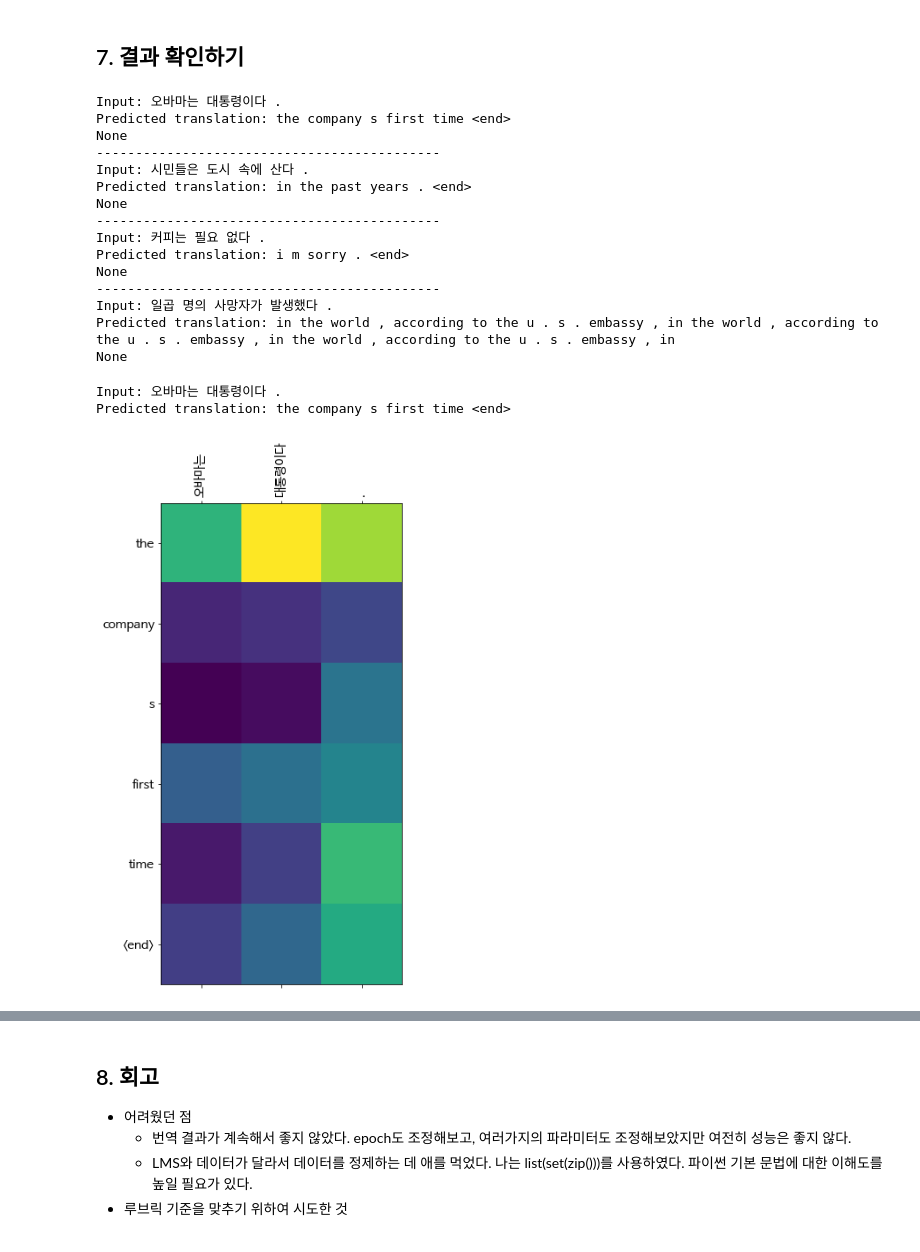
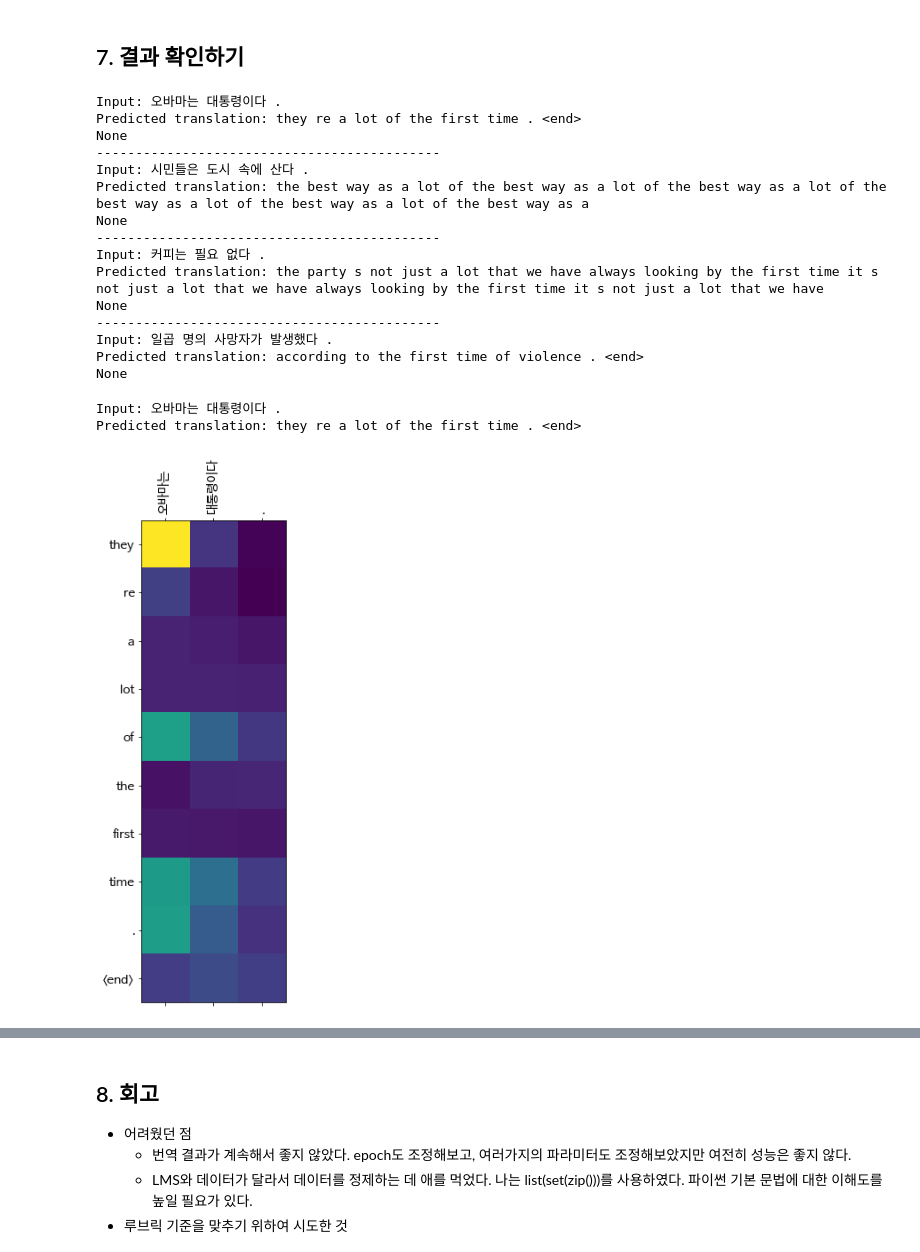
Before and after one commit to jx-dohwan/Aiffel_NLP_Project, a Jupyter notebook: [NLP_08]Create_a_Korean_English_translator.ipynb, the cells around one changed output, grey strips where cells are left out. Saved outputs shown, nothing was run; the diff lists cells and outputs as text; code cells hidden in the pictures.

```diff
--- a/[NLP_08]Create_a_Korean_English_translator.ipynb
+++ b/[NLP_08]Create_a_Korean_English_translator.ipynb
@@ -469,45 +469,50 @@ def plot_attention(attention, sentence, predicted_sentence):
     plt.show()
 
 
-def translate(sentence, encoder, decoder, plot_attention=False):
+def translate(sentence, encoder, decoder):
     result, sentence, attention = evaluate(sentence, encoder, decoder)
 
     print('Input: %s' % (sentence))
     print('Predicted translation: {}'.format(result))
 
-    if plot_attention:
-        attention = attention[:len(result.split()), :len(sentence.split())]
-        plot_attention(attention, sentence.split(), result.split(' '))
+    attention = attention[:len(result.split()), :len(sentence.split())]
+    plot_attention(attention, sentence.split(), result.split(' '))
+
+def translate_character(sentence, encoder, decoder):
+    result, sentence, attention = evaluate(sentence, encoder, decoder)
+
+    print('Input: %s' % (sentence))
+    print('Predicted translation: {}'.format(result))
 # %% [markdown]
 ## 7. 결과 확인하기
 # %%
-print(translate("오바마는 대통령이다.", encoder, decoder))
+print(translate_character("오바마는 대통령이다.", encoder, decoder))
 print('--------------------------------------------')
-print(translate("시민들은 도시 속에 산다.", encoder, decoder))
+print(translate_character("시민들은 도시 속에 산다.", encoder, decoder))
 print('--------------------------------------------')
-print(translate("커피는 필요 없다.", encoder, decoder))
+print(translate_character("커피는 필요 없다.", encoder, decoder))
 print('--------------------------------------------')
-print(translate("일곱 명의 사망자가 발생했다.", encoder, decoder))
+print(translate_character("일곱 명의 사망자가 발생했다.", encoder, decoder))
 # %% [output]
 Input: 오바마는 대통령이다 .
-Predicted translation: the company s first time <end>
+Predicted translation: they re a lot of the first time . <end>
 None
 --------------------------------------------
 Input: 시민들은 도시 속에 산다 .
-Predicted translation: in the past years . <end>
+Predicted translation: the best way as a lot of the best way as a lot of the best way as a lot of the best way as a lot of the best way as a lot of the best way as a
 None
 --------------------------------------------
 Input: 커피는 필요 없다 .
-Predicted translation: i m sorry . <end>
+Predicted translation: the party s not just a lot that we have always looking by the first time it s not just a lot that we have always looking by the first time it s not just a lot that we have
 None
 --------------------------------------------
 Input: 일곱 명의 사망자가 발생했다 .
-Predicted translation: in the world , according to the u . s . embassy , in the world , according to the u . s . embassy , in the world , according to the u . s . embassy , in
+Predicted translation: according to the first time of violence . <end>
 None
 # %%
-translate("오바마는 대통령이다.", encoder, decoder, True)
+translate("오바마는 대통령이다.", encoder, decoder)
 # %% [output]
 Input: 오바마는 대통령이다 .
-Predicted translation: the company s first time <end>
+Predicted translation: they re a lot of the first time . <end>
-[figure, old version]
+[figure, new version]
 # %%
```
Also changed, not shown: parts of 8 cells of this notebook.
